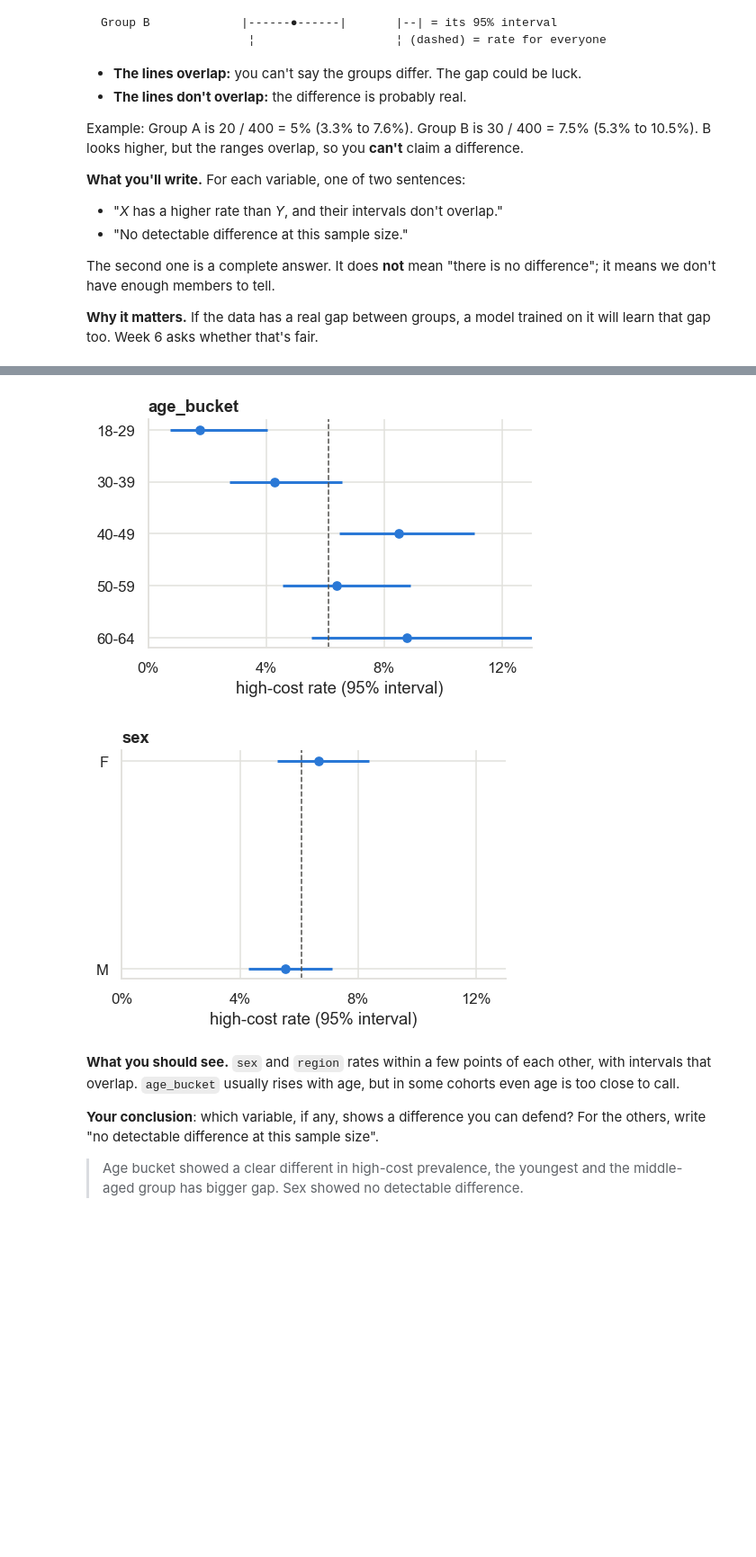
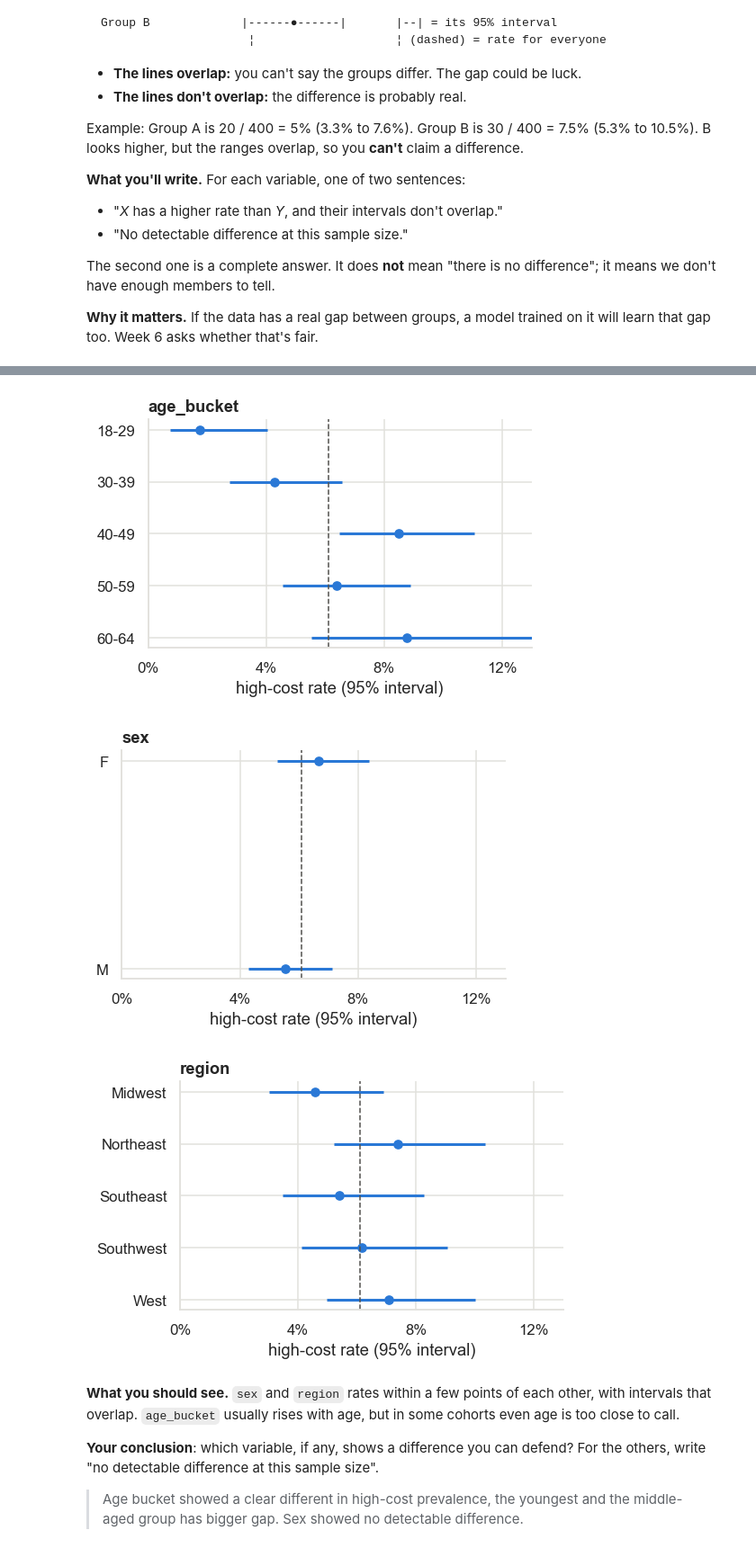
Before and after one commit to yvemak7/claims-cost-predictor, a Jupyter notebook: notebooks/week-02-eda.ipynb, the cells around one changed output, grey strips where cells are left out. Shown at 90% size. Cells and saved outputs as stored; diff of their text form; code cells hidden in the pictures; blank space fills up the shorter version.

```diff
--- a/notebooks/week-02-eda.ipynb
+++ b/notebooks/week-02-eda.ipynb
@@ -601,13 +601,15 @@ fig, ax = plt.subplots(figsize=(5, 3))
 plot_rates(table, ax, "age_bucket")
 
 
-table2 = summary.groupby("sex")["is_high_cost"].agg(n="size", positives="sum")
-table2["rate"] = table2["positives"] / table2["n"]
-table2["lo"], table2["hi"] = wilson_interval(table2["positives"], table2["n"])
-print (table2)
+for group in ["sex", "region"]:
+    table = summary.groupby(group)["is_high_cost"].agg(n="size", positives="sum")
+    table["rate"] = table["positives"] / table["n"]
+    table["lo"], table["hi"] = wilson_interval(table["positives"], table["n"])
 
-fig, ax = plt.subplots(figsize=(5, 3))
-plot_rates(table2, ax, "sex")
+    print(table)
+
+    fig, ax = plt.subplots(figsize=(5, 3))
+    plot_rates(table, ax, group)
 
 plt.show()
 # %% [output]
@@ -625,5 +634,6 @@ M    1009         56  0.055500  0.042985  0.071387
 [figure]
 [figure]
+[figure, added]
 # %% [markdown]
 **What you should see.** `sex` and `region` rates within a few points of each
 other, with intervals that overlap. `age_bucket` usually rises with age, but in
```
Also changed, not shown: parts of 1 cell of this notebook.
